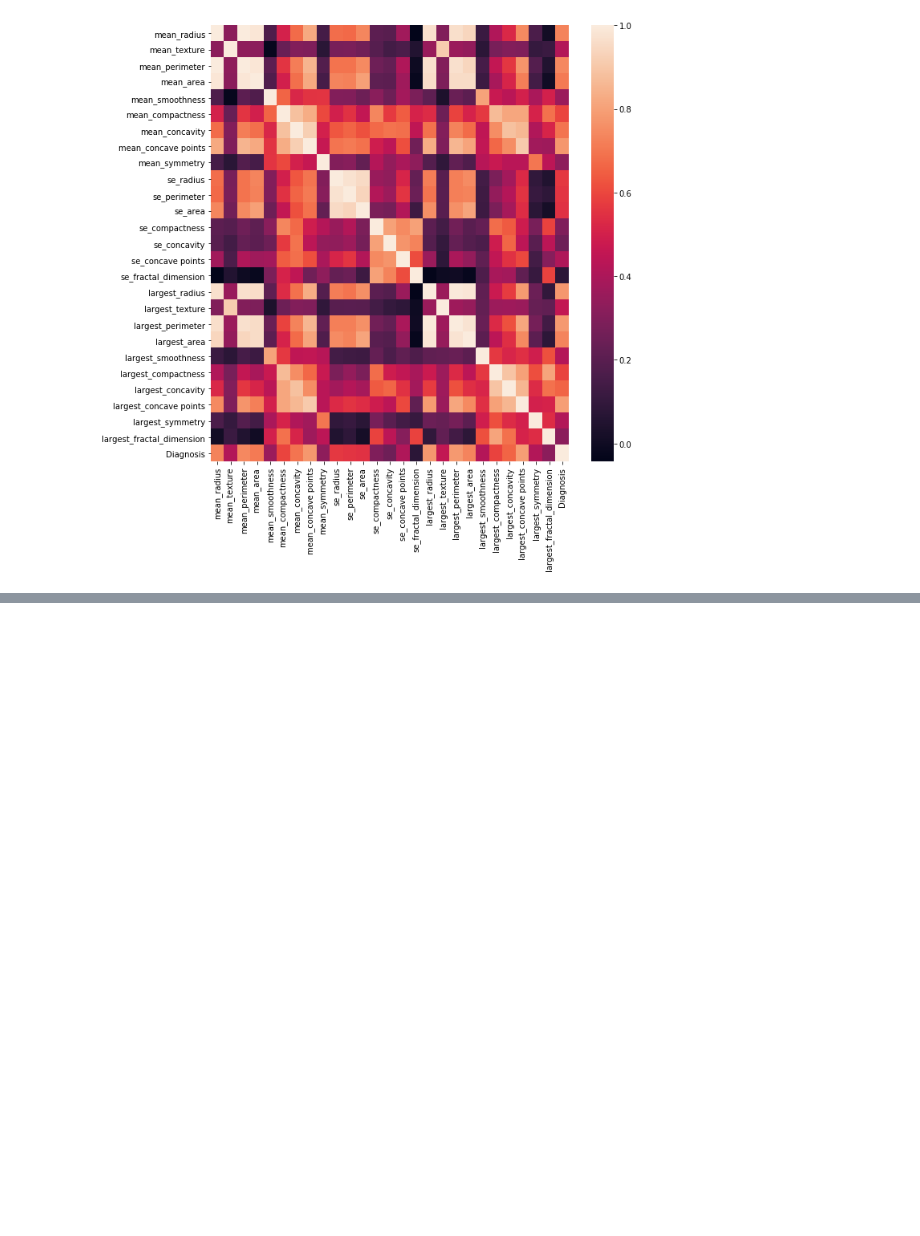
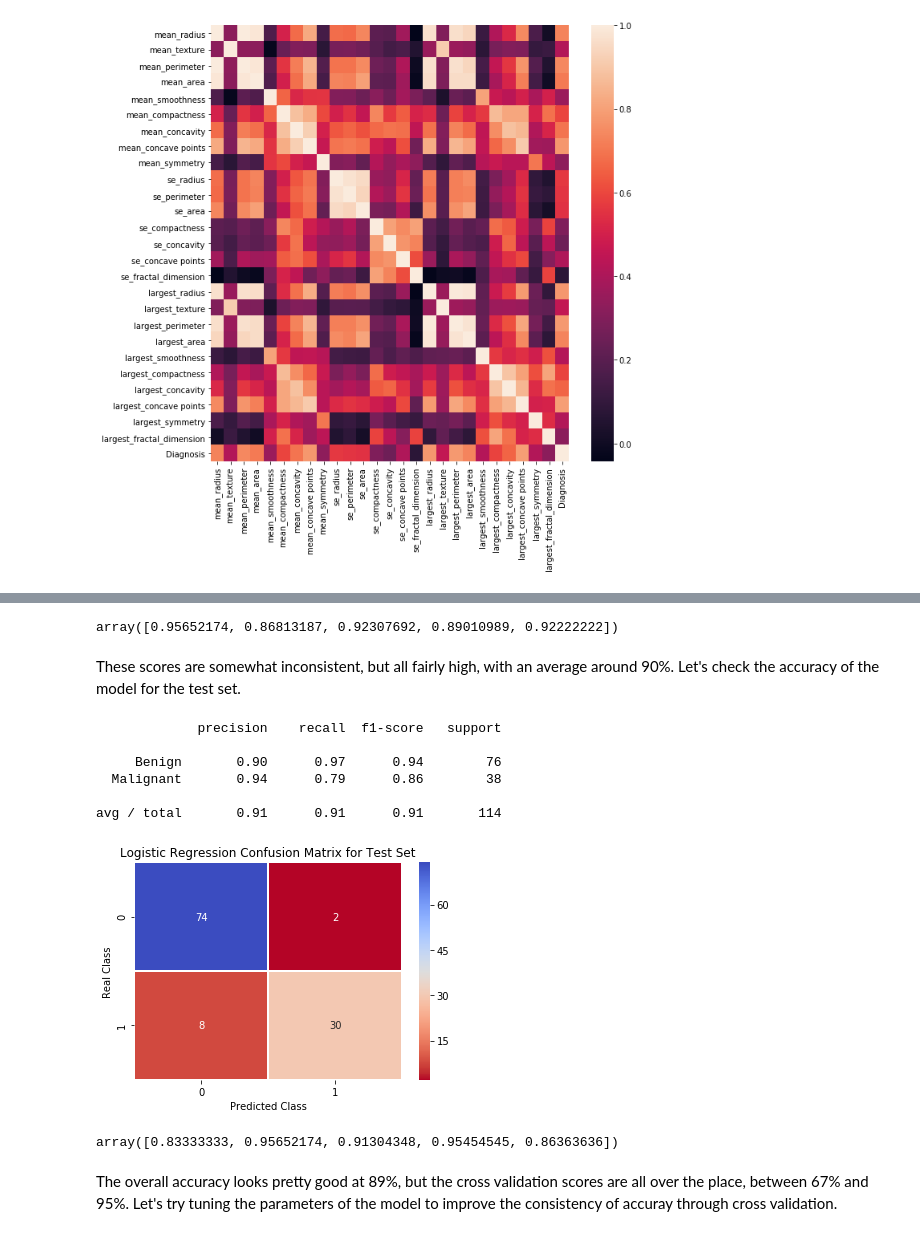
Before and after one commit to ephs08kmp/Thinkful_Challenges, a Jupyter notebook: 3.6.5 Cancer Prediction Challenge.ipynb, the cells around one changed output, grey strips where cells are left out. Saved outputs shown, nothing was run; the diff lists cells and outputs as text; code cells hidden in the pictures; blank space fills up the shorter version.

```diff
--- a/3.6.5 Cancer Prediction Challenge.ipynb
+++ b/3.6.5 Cancer Prediction Challenge.ipynb
@@ -293,0 +350,37 @@ Yep, definitely still overfitting.
+# %%
+cross_val_score(logR, X_train, y_train, cv=5)
+# %% [output]
+array([0.95652174, 0.86813187, 0.92307692, 0.89010989, 0.92222222])
+# %% [markdown]
+These scores are somewhat inconsistent, but all fairly high, with an average around 90%. Let's check the accuracy of the model for the test set.
+# %%
+#predicting for the test set
+y_pred_logR_test = logR.predict(X_test)
+
+#printing classification report
+print(classification_report(y_test, y_pred_logR_test, target_names=['Benign', 'Malignant']))
+
+#building confusion matrix
+conf_matrix_test_logR = confusion_matrix(y_test, y_pred_logR_test)
+#creating heatmap of confusion matrix
+sns.heatmap(conf_matrix_test_logR,
+           cmap='coolwarm_r',
+           annot=True,
+           linewidths=0.5)
+plt.title('Logistic Regression Confusion Matrix for Test Set')
+plt.xlabel('Predicted Class')
+plt.ylabel('Real Class')
+plt.show()
+
+cross_val_score(logR, X_test, y_test, cv=5)
+# %% [output]
+             precision    recall  f1-score   support
+
+     Benign       0.90      0.97      0.94        76
+  Malignant       0.94      0.79      0.86        38
+
+avg / total       0.91      0.91      0.91       114
+[figure, added]
+array([0.83333333, 0.95652174, 0.91304348, 0.95454545, 0.86363636])
+# %% [markdown]
+The overall accuracy looks pretty good at 89%, but the cross validation scores are all over the place, between 67% and 95%. Let's try tuning the parameters of the model to improve the consistency of accuray through cross validation.
```
Also changed, not shown: parts of 23 cells of this notebook.
